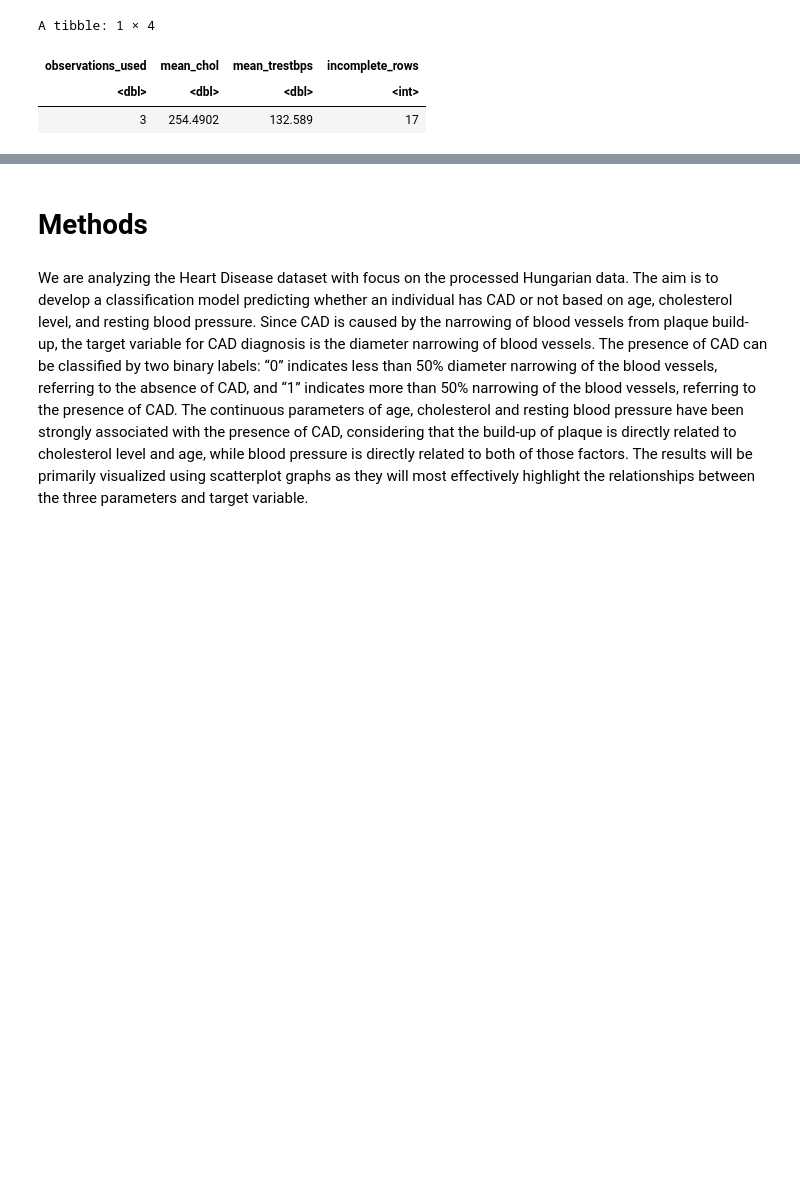
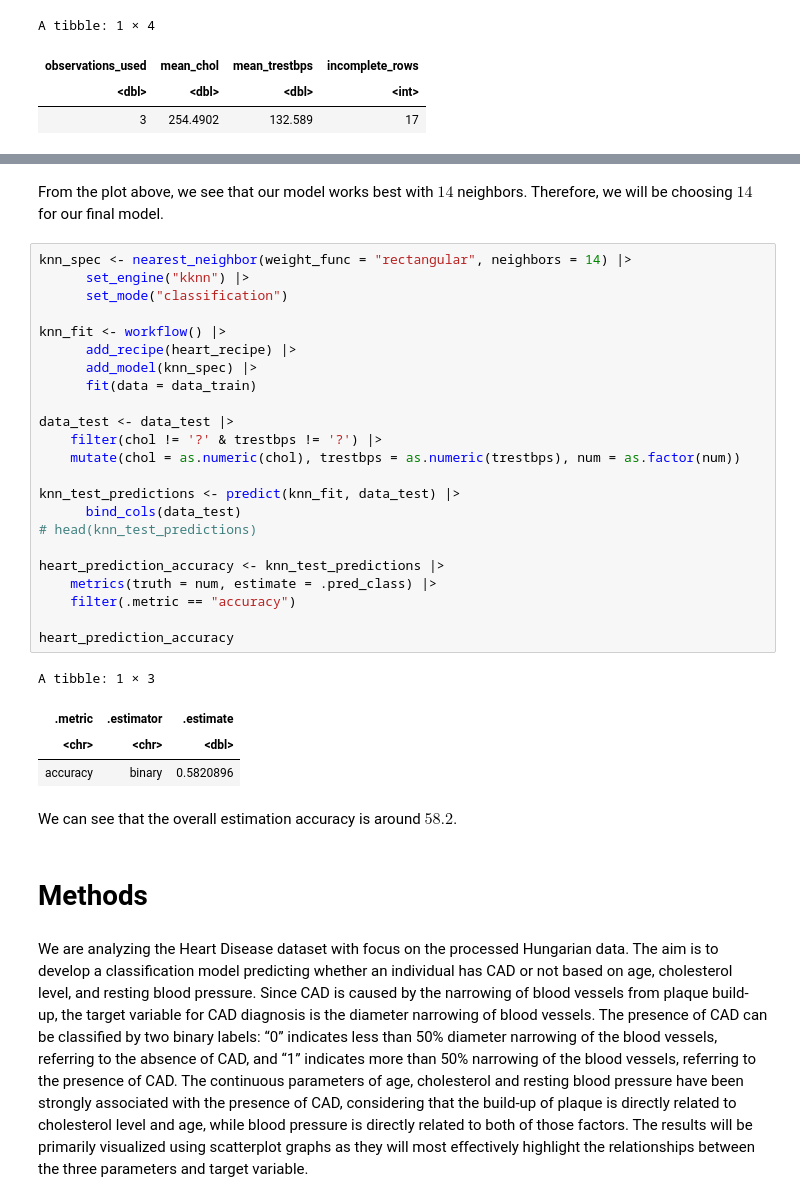
Before and after one commit to Tommy-Hu/dsci_100_heart_disease_project, a Jupyter notebook: Final Report.ipynb, the cells around one changed output, grey strips where cells are left out. Saved outputs shown, nothing was run; the diff lists cells and outputs as text; blank space fills up the shorter version.

```diff
--- a/Final Report.ipynb
+++ b/Final Report.ipynb
@@ -217,3 +269,35 @@ Warning message:
+# %% [markdown]
+From the plot above, we see that our model works best with $14$ neighbors. Therefore, we will be choosing $14$ for our final model.
+# %%
+knn_spec <- nearest_neighbor(weight_func = "rectangular", neighbors = 14) |>
+      set_engine("kknn") |>
+      set_mode("classification")
+
+knn_fit <- workflow() |>
+      add_recipe(heart_recipe) |>
+      add_model(knn_spec) |>
+      fit(data = data_train)
+
+data_test <- data_test |>
+    filter(chol != '?' & trestbps != '?') |>
+    mutate(chol = as.numeric(chol), trestbps = as.numeric(trestbps), num = as.factor(num))
+
+knn_test_predictions <- predict(knn_fit, data_test) |>
+      bind_cols(data_test)
+# head(knn_test_predictions)
+
+heart_prediction_accuracy <- knn_test_predictions |>
+    metrics(truth = num, estimate = .pred_class) |>
+    filter(.metric == "accuracy")
+
+heart_prediction_accuracy
+# %% [output]
+A tibble: 1 × 3
+| .metric | .estimator | .estimate |
+| <chr> | <chr> | <dbl> |
+| accuracy | binary | 0.5820896 |
+# %% [markdown]
+We can see that the overall estimation accuracy is around $58.2%$.
 # %% [markdown]
 <h1>Methods</h1>
 # %% [markdown]
```
Also changed, not shown: parts of 5 cells of this notebook.
